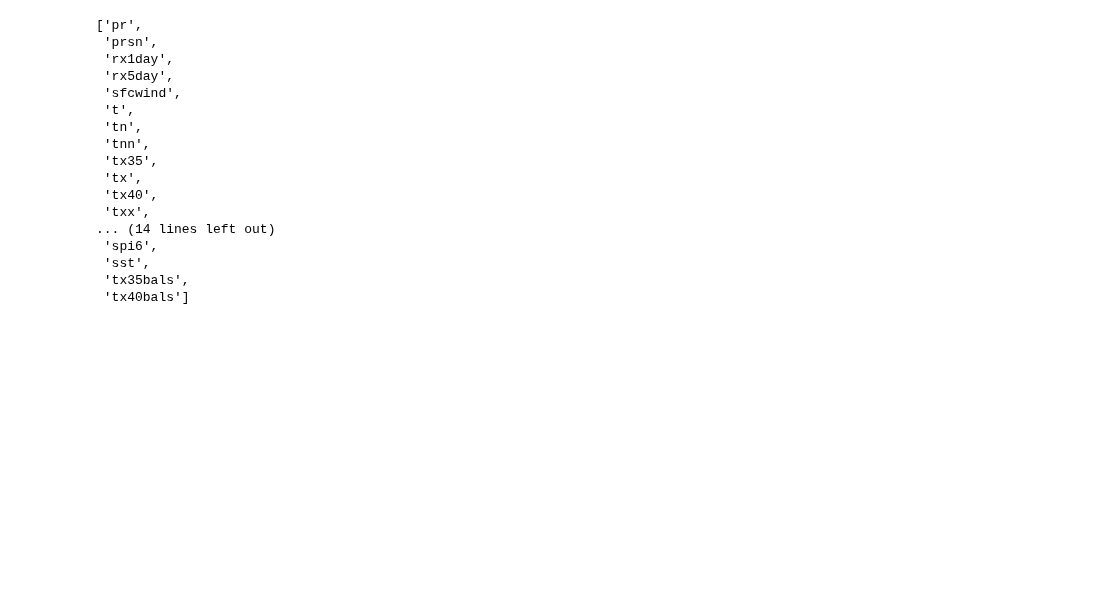
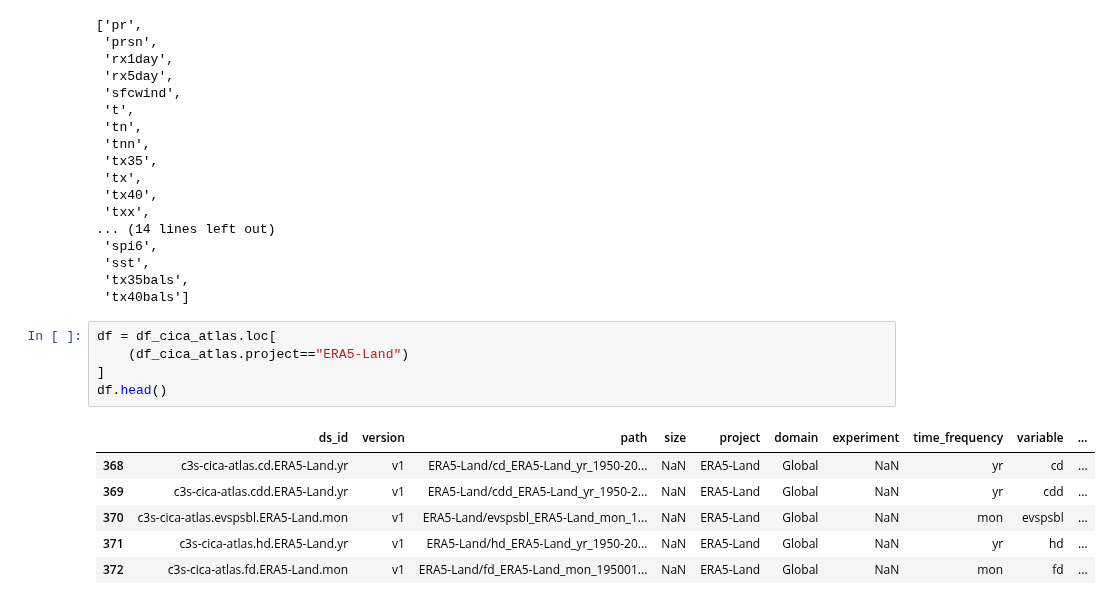
Before and after one commit to roocs/rooki, a Jupyter notebook: notebooks/demo/demo-intake-catalog.ipynb, the cells around one changed output. Cells and saved outputs as stored; diff of their text form; blank space fills up the shorter version.

Commit message:
Add atlas v1 (#158)
* update atlas cica nb

```diff
--- a/notebooks/demo/demo-intake-catalog.ipynb
+++ b/notebooks/demo/demo-intake-catalog.ipynb
@@ -393,3 +394,15 @@ list(df_cica_atlas.variable.unique())
  'sst',
  'tx35bals',
  'tx40bals']
+# %%
+df = df_cica_atlas.loc[
+    (df_cica_atlas.project=="ERA5-Land")
+]
+df.head()
+# %% [output]
+|  | ds_id | version | path | size | project | domain | experiment | time_frequency | variable | ... |
+| 368 | c3s-cica-atlas.cd.ERA5-Land.yr | v1 | ERA5-Land/cd_ERA5-Land_yr_1950-20... | NaN | ERA5-Land | Global | NaN | yr | cd | ... |
+| 369 | c3s-cica-atlas.cdd.ERA5-Land.yr | v1 | ERA5-Land/cdd_ERA5-Land_yr_1950-2... | NaN | ERA5-Land | Global | NaN | yr | cdd | ... |
+| 370 | c3s-cica-atlas.evspsbl.ERA5-Land.mon | v1 | ERA5-Land/evspsbl_ERA5-Land_mon_1... | NaN | ERA5-Land | Global | NaN | mon | evspsbl | ... |
+| 371 | c3s-cica-atlas.hd.ERA5-Land.yr | v1 | ERA5-Land/hd_ERA5-Land_yr_1950-20... | NaN | ERA5-Land | Global | NaN | yr | hd | ... |
+| 372 | c3s-cica-atlas.fd.ERA5-Land.mon | v1 | ERA5-Land/fd_ERA5-Land_mon_195001... | NaN | ERA5-Land | Global | NaN | mon | fd | ... |
```
Also changed, not shown: parts of 5 cells of this notebook, 2 other files.
